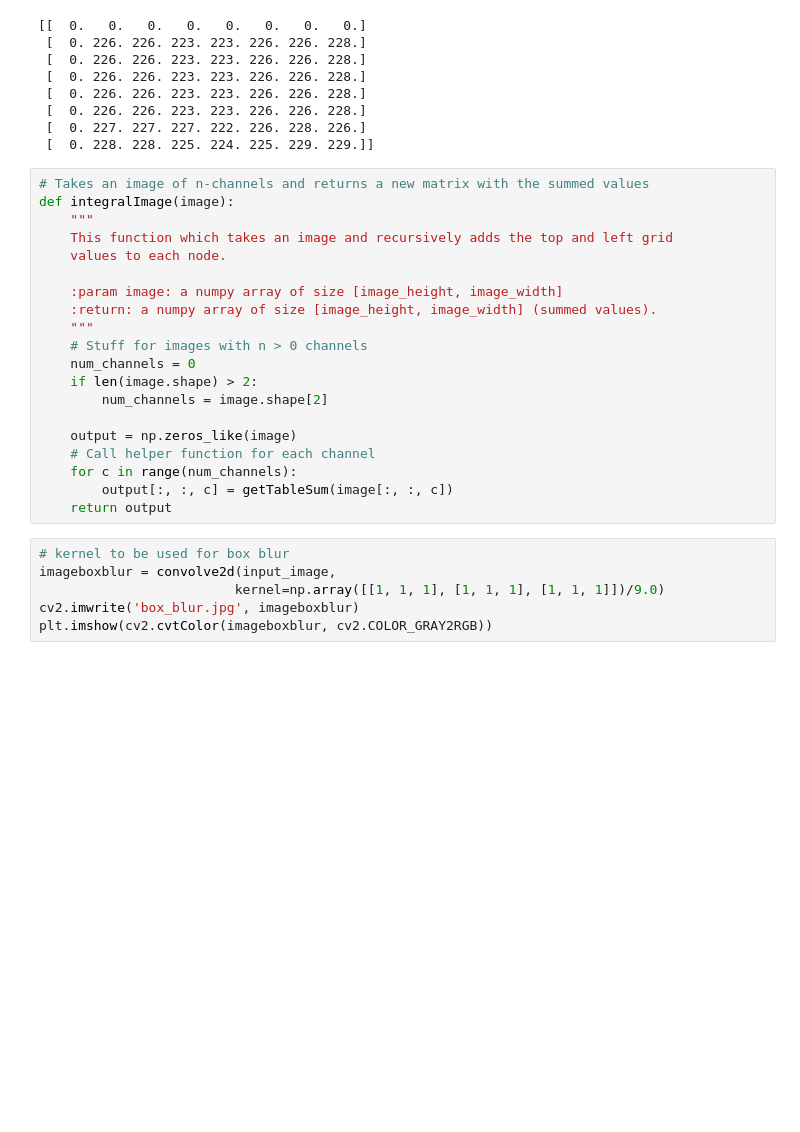
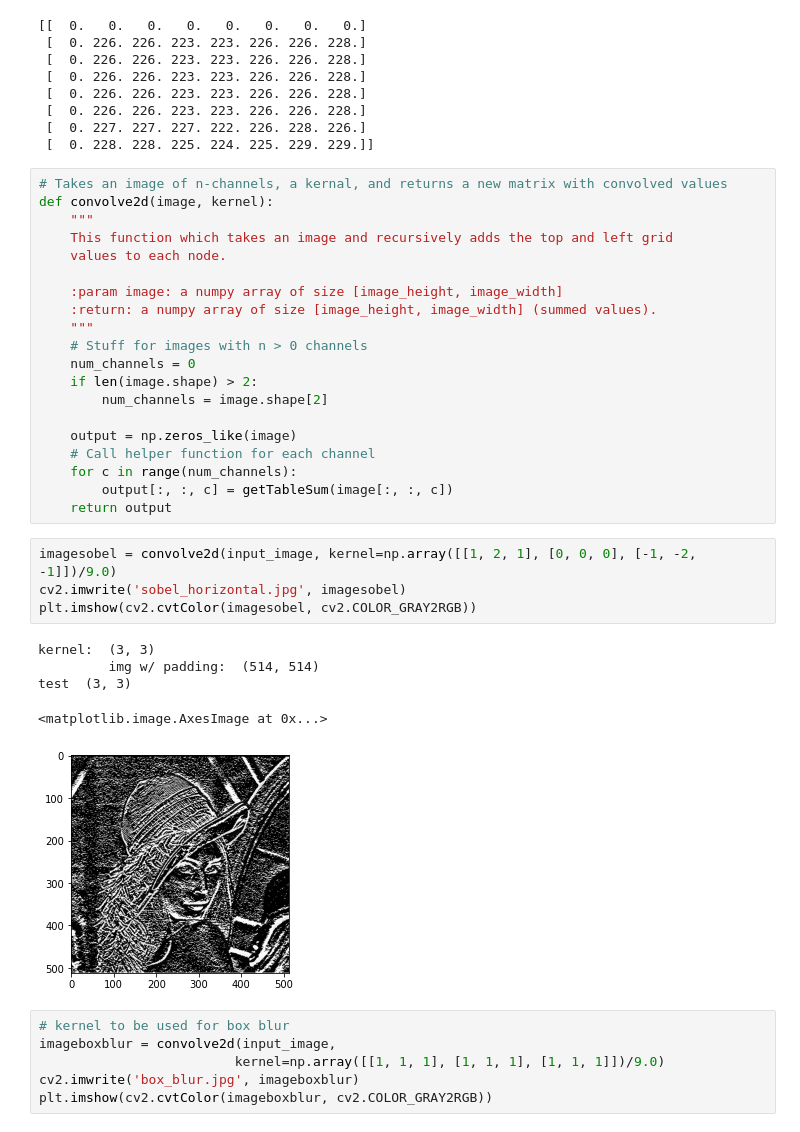
Before and after one commit to XiaoBaoBao719/Computer_Vision_Projects, a Jupyter notebook: Assignment_1/Assignment_1.ipynb, the cells around one changed output. Cells and saved outputs as stored; diff of their text form; blank space fills up the shorter version.

```diff
--- a/Assignment_1/Assignment_1.ipynb
+++ b/Assignment_1/Assignment_1.ipynb
@@ -377,8 +377,8 @@ Image with zero padding
  [  0. 227. 227. 227. 222. 226. 228. 226.]
  [  0. 228. 228. 225. 224. 225. 229. 229.]]
 # %%
-# Takes an image of n-channels and returns a new matrix with the summed values
-def integralImage(image):
+# Takes an image of n-channels, a kernal, and returns a new matrix with convolved values
+def convolve2d(image, kernel):
     """
     This function which takes an image and recursively adds the top and left grid
     values to each node.
@@ -396,6 +396,16 @@ def integralImage(image):
     for c in range(num_channels):
         output[:, :, c] = getTableSum(image[:, :, c])
     return output
+# %%
+imagesobel = convolve2d(input_image, kernel=np.array([[1, 2, 1], [0, 0, 0], [-1, -2, -1]])/9.0)
+cv2.imwrite('sobel_horizontal.jpg', imagesobel)
+plt.imshow(cv2.cvtColor(imagesobel, cv2.COLOR_GRAY2RGB))
+# %% [output]
+kernel:  (3, 3)
+         img w/ padding:  (514, 514)
+test  (3, 3)
+<matplotlib.image.AxesImage at 0x...>
+[figure, added]
 # %%
 # kernel to be used for box blur
 imageboxblur = convolve2d(input_image,
```
Also changed, not shown: parts of 1 cell of this notebook, 1 other file.
